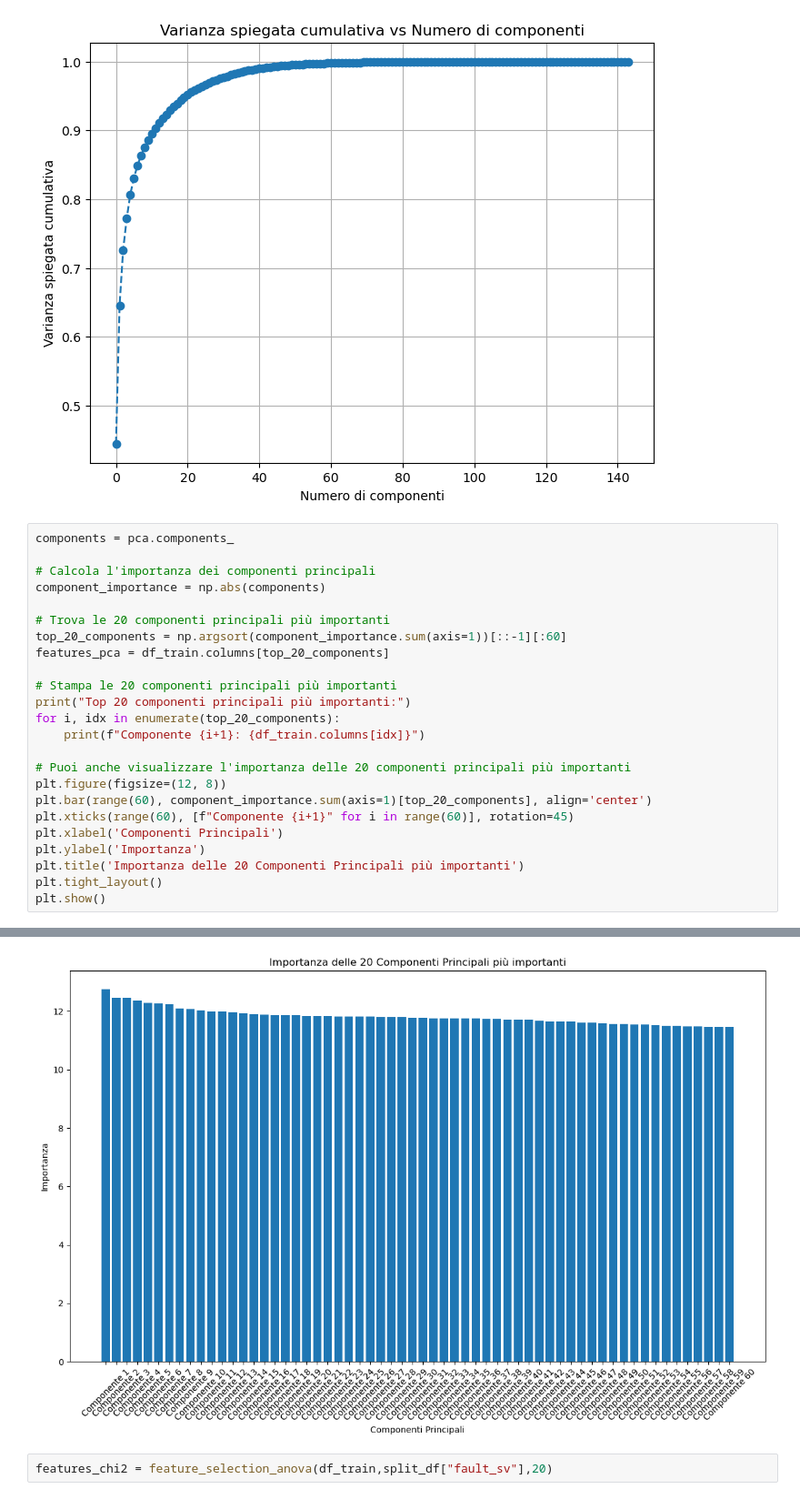
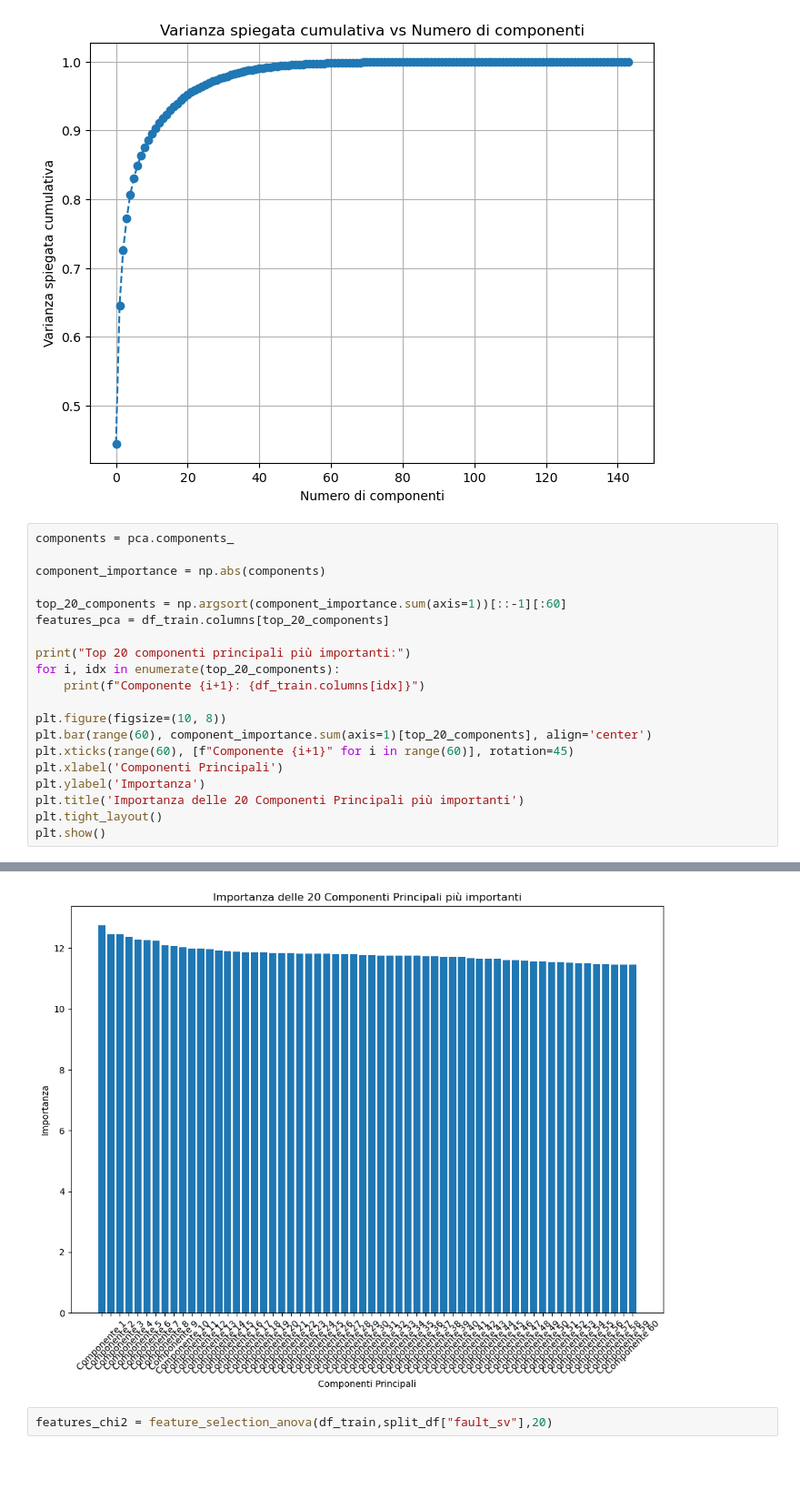
Before and after one commit to alexxdediu/Data-Challenge-PHM-Asia-Pacific-2023, a Jupyter notebook: models/model_task_4_split_data.ipynb, the cells around one changed output, grey strips where cells are left out. Shown: that part at 91% size. Saved outputs shown, nothing was run; the diff lists cells and outputs as text; blank space fills up the shorter version.

```diff
--- a/models/model_task_4_split_data.ipynb
+++ b/models/model_task_4_split_data.ipynb
@@ -330,46 +326,42 @@ plt.show()
 # %%
 components = pca.components_
 
-# Calcola l'importanza dei componenti principali
 component_importance = np.abs(components)
 
-# Trova le 20 componenti principali più importanti
 top_20_components = np.argsort(component_importance.sum(axis=1))[::-1][:60]
 features_pca = df_train.columns[top_20_components]
 
-# Stampa le 20 componenti principali più importanti
 print("Top 20 componenti principali più importanti:")
 for i, idx in enumerate(top_20_components):
     print(f"Componente {i+1}: {df_train.columns[idx]}")
 
-# Puoi anche visualizzare l'importanza delle 20 componenti principali più importanti
-plt.figure(figsize=(12, 8))
+plt.figure(figsize=(10, 8))
 plt.bar(range(60), component_importance.sum(axis=1)[top_20_components], align='center')
 plt.xticks(range(60), [f"Componente {i+1}" for i in range(60)], rotation=45)
 plt.xlabel('Componenti Principali')
 plt.ylabel('Importanza')
 plt.title('Importanza delle 20 Componenti Principali più importanti')
 plt.tight_layout()
 plt.show()
 # %% [output]
 Top 20 componenti principali più importanti:
 Componente 1: P2_fft_max
 Componente 2: P1_fft_mean
 Componente 3: P1_fft_75th_percentile
 Componente 4: P1_fft_skewness
 Componente 5: P2_line_integral
 Componente 6: P3_fft_variance
 Componente 7: P7_fft_75th_percentile
 Componente 8: P2_std
 Componente 9: P1_75th_percentile
 Componente 10: P7_fft_mean
 Componente 11: P4_std
 ... (45 lines left out)
 Componente 57: P2_min
 Componente 58: P5_fft_max
 Componente 59: P6_fft_line_integral
 Componente 60: P5_75th_percentile
-[figure, old version]
+[figure, new version]
 # %%
 features_chi2 = feature_selection_anova(df_train,split_df["fault_sv"],20)
 # %% [output]
```
Also changed, not shown: parts of 4 cells of this notebook, 3 other files.
